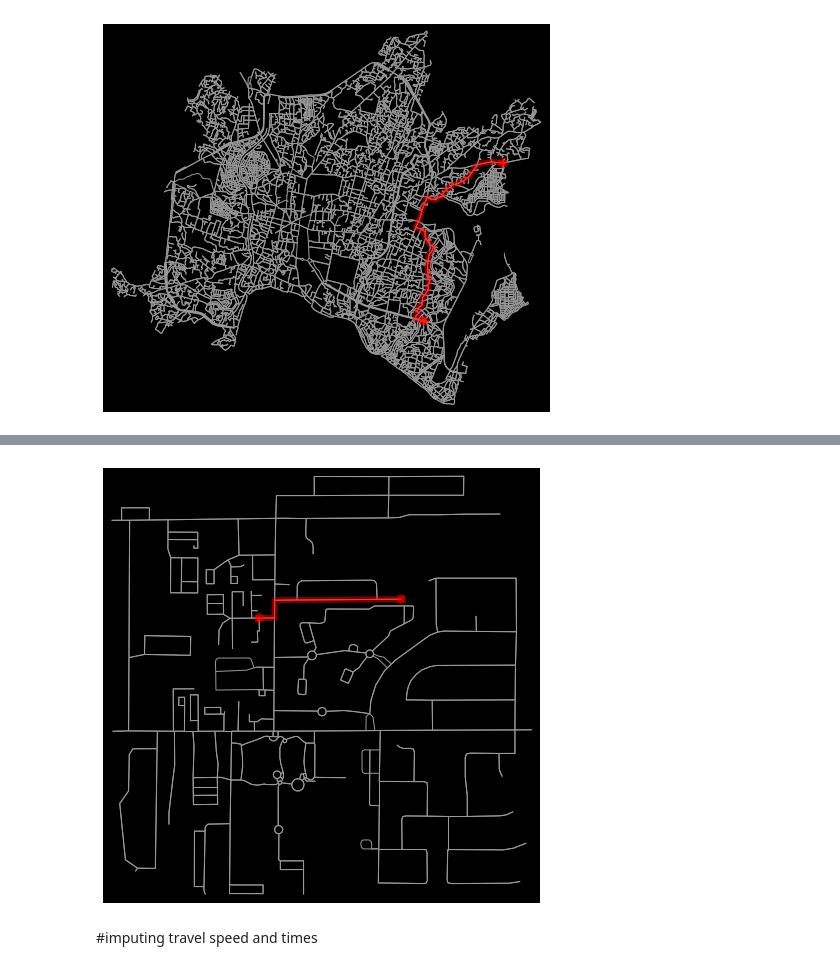
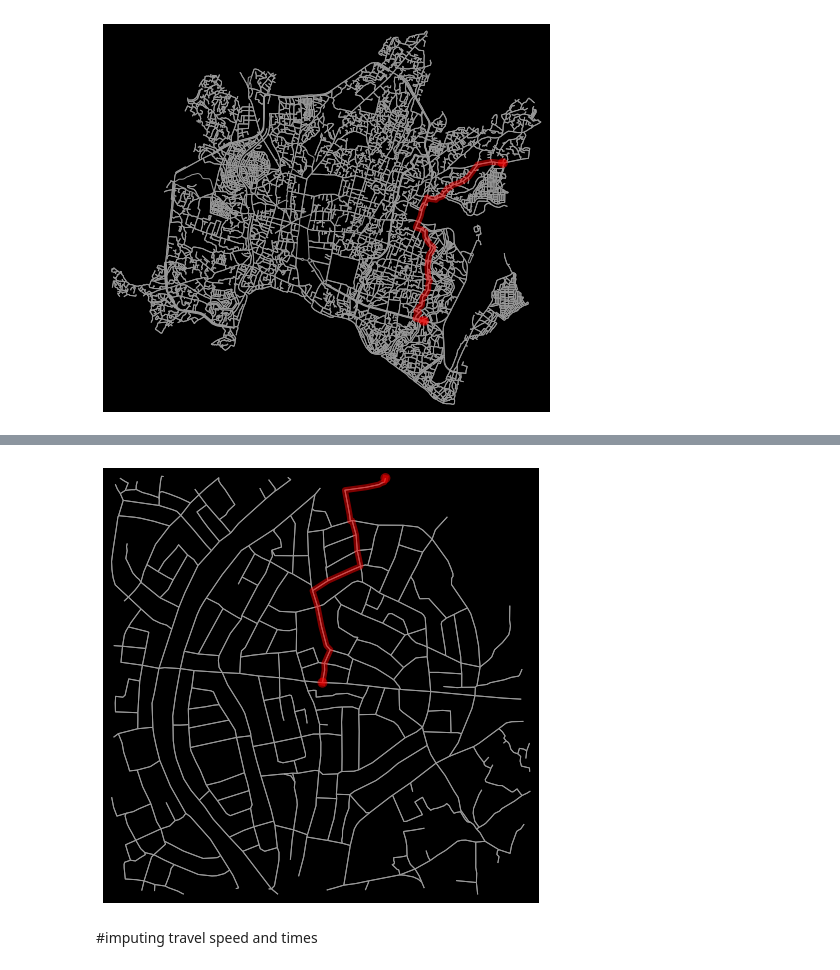
Before and after one commit to RahulParajuli/OpenStreetMap_NETWORKx_OSMnx, a Jupyter notebook: routefindingOSM.ipynb, the cells around one changed output, grey strips where cells are left out. Drawn from its saved outputs; the diff is of its cells as text; code cells hidden in the pictures.

```diff
--- a/routefindingOSM.ipynb
+++ b/routefindingOSM.ipynb
@@ -90,14 +90,14 @@ fig, ax = ox.plot_graph_route(G2, route, route_linewidth=6, node_size=0, bgcolor
 # %%
-location_point = (33.299896, -111.831638)
+location_point = (27.7193994, 85.3031556)
 G2 = ox.graph_from_point(location_point, dist=500, clean_periphery=False)
 origin = (33.301821, -111.829871)
-destination = (33.301402, -111.833108)
+destination = (27.7193994, 85.3031556)
 origin_node = ox.get_nearest_node(G2, origin)
 destination_node = ox.get_nearest_node(G2, destination)
 route = nx.shortest_path(G2, origin_node, destination_node)
 fig, ax = ox.plot_graph_route(G2, route, route_linewidth=6, node_size=0, bgcolor='k')
 # %% [output]
-[figure, old version]
+[figure, new version]
 # %% [markdown]
 #imputing travel speed and times
 # %%
```
Also changed, not shown: parts of 2 cells of this notebook.
